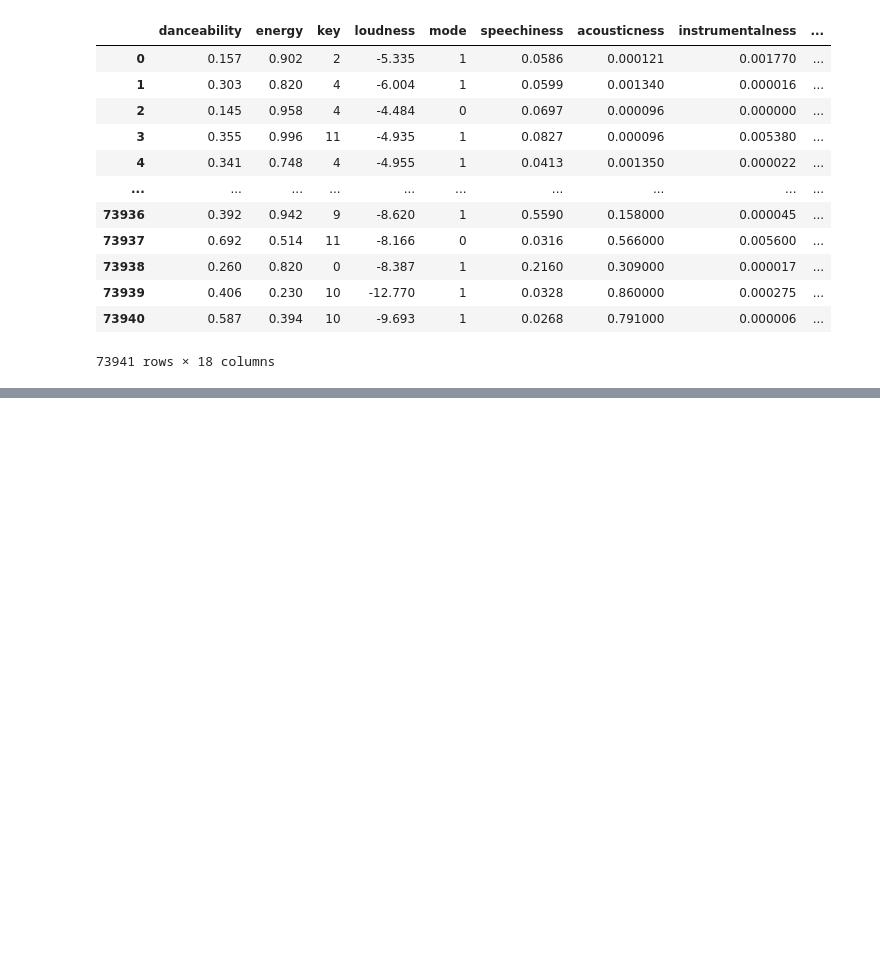
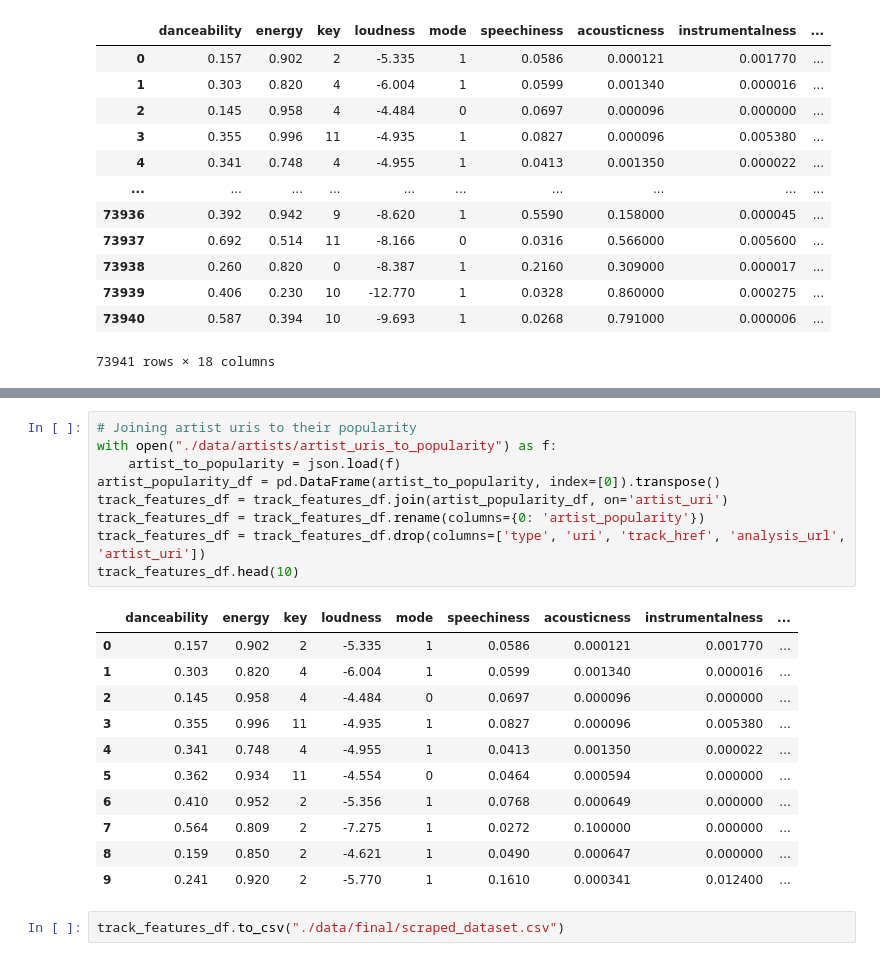
Before and after one commit to broussardjojo/recommender-project, a Jupyter notebook: data_acquisition/conglomerate_data.ipynb, the cells around one changed output, grey strips where cells are left out. Saved outputs shown, nothing was run; the diff lists cells and outputs as text; blank space fills up the shorter version.

Commit message:
Composed dataset from scraped

```diff
--- a/data_acquisition/conglomerate_data.ipynb
+++ b/data_acquisition/conglomerate_data.ipynb
@@ -71,0 +71,23 @@ track_features_df
+# %%
+# Joining artist uris to their popularity
+with open("./data/artists/artist_uris_to_popularity") as f:
+	artist_to_popularity = json.load(f)
+artist_popularity_df = pd.DataFrame(artist_to_popularity, index=[0]).transpose()
+track_features_df = track_features_df.join(artist_popularity_df, on='artist_uri')
+track_features_df = track_features_df.rename(columns={0: 'artist_popularity'})
+track_features_df = track_features_df.drop(columns=['type', 'uri', 'track_href', 'analysis_url', 'artist_uri'])
+track_features_df.head(10)
+# %% [output]
+|  | danceability | energy | key | loudness | mode | speechiness | acousticness | instrumentalness | ... |
+| 0 | 0.157 | 0.902 | 2 | -5.335 | 1 | 0.0586 | 0.000121 | 0.001770 | ... |
+| 1 | 0.303 | 0.820 | 4 | -6.004 | 1 | 0.0599 | 0.001340 | 0.000016 | ... |
+| 2 | 0.145 | 0.958 | 4 | -4.484 | 0 | 0.0697 | 0.000096 | 0.000000 | ... |
+| 3 | 0.355 | 0.996 | 11 | -4.935 | 1 | 0.0827 | 0.000096 | 0.005380 | ... |
+| 4 | 0.341 | 0.748 | 4 | -4.955 | 1 | 0.0413 | 0.001350 | 0.000022 | ... |
+| 5 | 0.362 | 0.934 | 11 | -4.554 | 0 | 0.0464 | 0.000594 | 0.000000 | ... |
+| 6 | 0.410 | 0.952 | 2 | -5.356 | 1 | 0.0768 | 0.000649 | 0.000000 | ... |
+| 7 | 0.564 | 0.809 | 2 | -7.275 | 1 | 0.0272 | 0.100000 | 0.000000 | ... |
+| 8 | 0.159 | 0.850 | 2 | -4.621 | 1 | 0.0490 | 0.000647 | 0.000000 | ... |
+| 9 | 0.241 | 0.920 | 2 | -5.770 | 1 | 0.1610 | 0.000341 | 0.012400 | ... |
+# %%
+track_features_df.to_csv("./data/final/scraped_dataset.csv")
```
Also changed, not shown: parts of 3 cells of this notebook, 1 other file.
